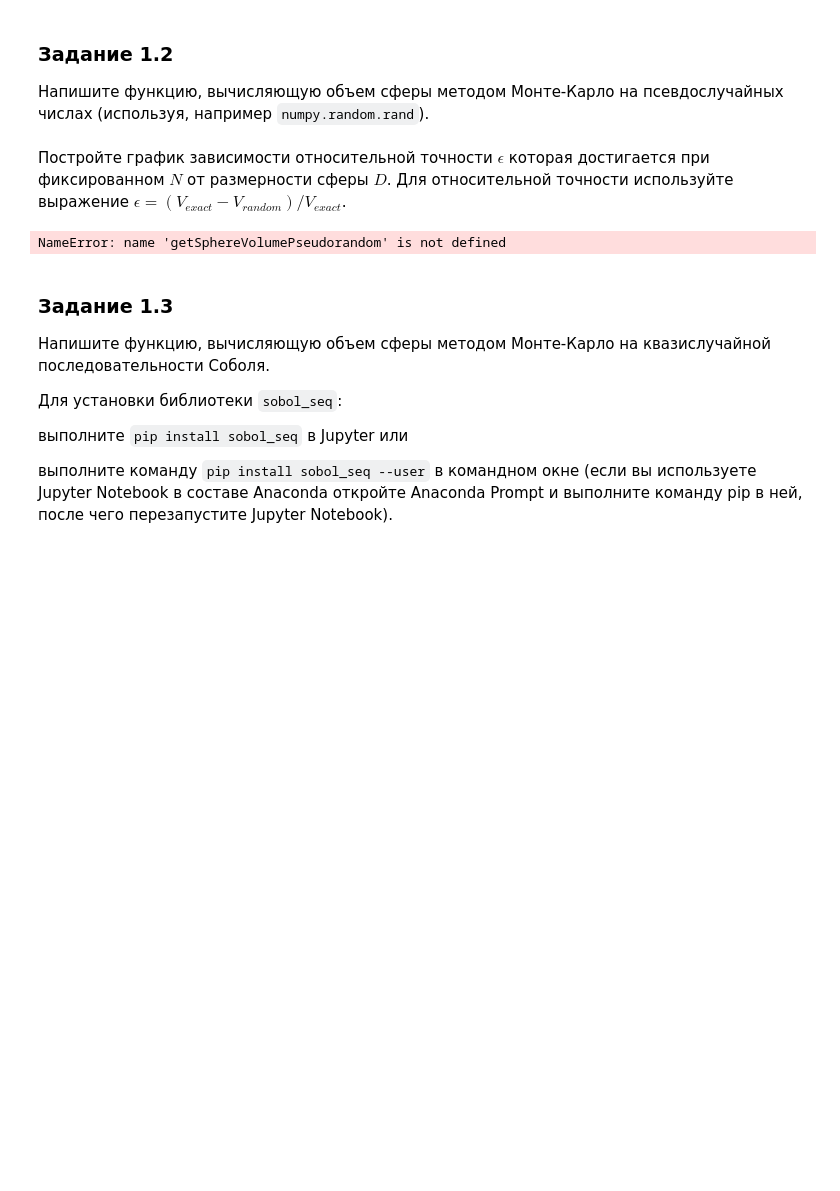
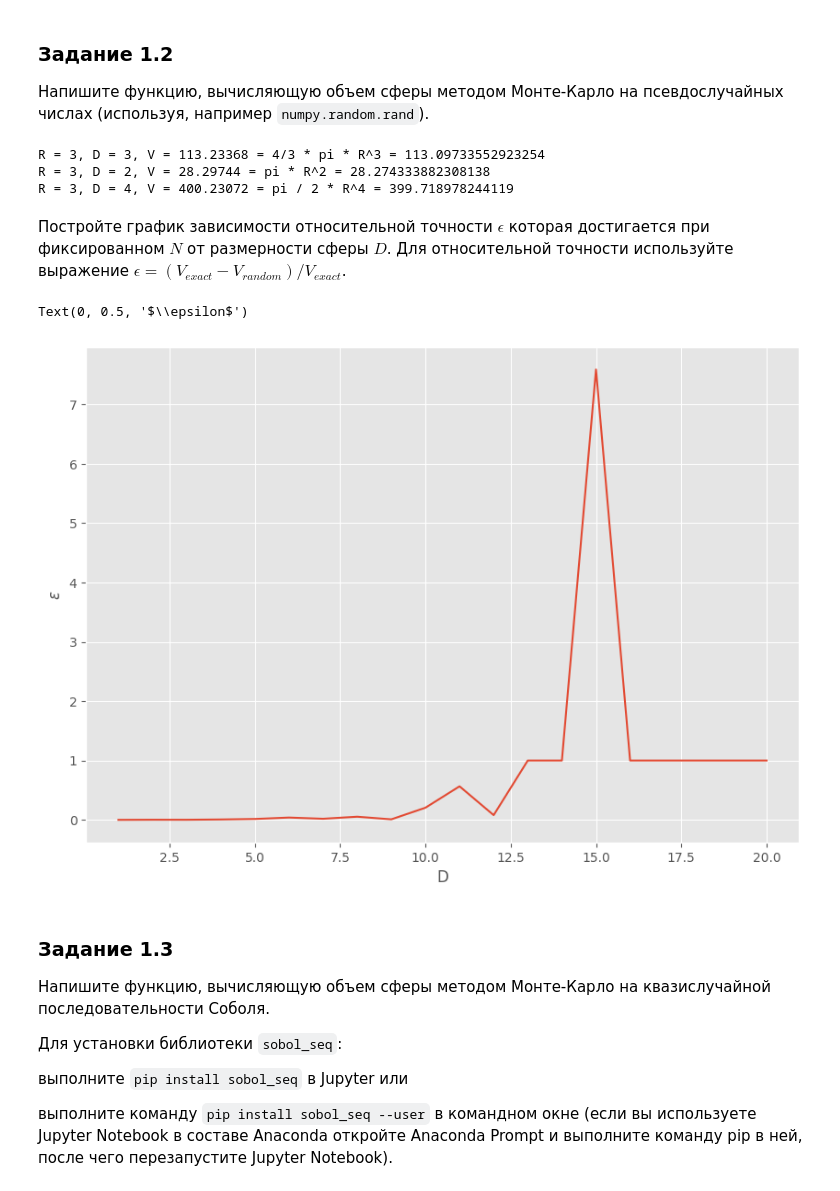
Before and after one commit to Clai101/Comp_Ph, a Jupyter notebook: Monte-Carlo.ipynb, the cells around one changed output. Drawn from its saved outputs; the diff is of its cells as text; code cells hidden in the pictures; blank space fills up the shorter version.

```diff
--- a/Monte-Carlo.ipynb
+++ b/Monte-Carlo.ipynb
@@ -50,29 +50,40 @@ Text(0, 0.5, 'V')
 # %% [markdown]
 ### Задание 1.2
 Напишите функцию, вычисляющую объем сферы методом Монте-Карло на псевдослучайных числах (используя, например `numpy.random.rand`).
-# %%
-def getSphereVolumePseudorandom(N, D, R = 1):
-    """
-    Функция вычисляет значение объема D-мерной сферы радиуса R методом Монте-Кало на псевдослучайных числах
-
-    --------
-    Аргументы:
-    N - int, количество случайных точек
-    D - int, количество измерений
-    R = 1 - float, радиус сферы
-    --------
-    Функция возвращает:
-    V - float, объем сферы
-    """
-    # YOUR CODE HERE
-    raise NotImplementedError()
-    return V
+# %%
+def getSphereVolumePseudorandom(N, D, R = 1):
+    v = (2 * R) ** D
+    k = np.random.uniform(low=-R, high=R, size=(N,D))
+    in_ = 0
+    for i in range(N):
+        if np.linalg.norm(k[i,:]) <= R:
+            in_ += 1
+    v = v * in_ / N
+    return v
+print(f"R = 3, D = 3, V = {getSphereVolumePseudorandom(100000, 3, R = 3)} = 4/3 * pi * R^3 = {4/3 * np.pi * 3**3}")
+print(f"R = 3, D = 2, V = {getSphereVolumePseudorandom(100000, 2, R = 3)} = pi * R^2 = {np.pi * 3 ** 2}" )
+print(f"R = 3, D = 4, V = {getSphereVolumePseudorandom(100000, 4, R = 3)} = pi / 2 * R^4 = {np.pi**2 / 2 * 3 ** 4}")
+# %% [output]
+R = 3, D = 3, V = 113.23368 = 4/3 * pi * R^3 = 113.09733552923254
+R = 3, D = 2, V = 28.29744 = pi * R^2 = 28.274333882308138
+R = 3, D = 4, V = 400.23072 = pi / 2 * R^4 = 399.718978244119
 # %% [markdown]
 Постройте график зависимости относительной точности $\epsilon$ которая достигается при фиксированном $N$ от размерности сферы $D$. Для относительной точности используйте выражение $\epsilon = (V_{exact} - V_{random})/V_{exact}$.
-# %%
-plt.plot(np.linspace(1, 21, 20), getSphereVolumePseudorandom(np.linspace(1, 21, 20)))
-# %% [output]
-NameError: name 'getSphereVolumePseudorandom' is not defined
+# %%
+N = 10000
+D = np.linspace(1, 20, 20, dtype=int)
+eps = []
+for i in range(1, 21):
+    eps.append(abs(getSphereVolumeExact(i) - getSphereVolumePseudorandom(N, i)) / getSphereVolumeExact(i))
+
+plt.figure(figsize = (10, 7))
+plt.plot(D, eps, '-')
+
+plt.xlabel('D')
+plt.ylabel('$\epsilon$')
+# %% [output]
+Text(0, 0.5, '$\\epsilon$')
+[figure, added]
 # %% [markdown]
 ### Задание 1.3
 Напишите функцию, вычисляющую объем сферы методом Монте-Карло на квазислучайной последовательности Соболя.
```
Also changed, not shown: parts of 1 cell of this notebook.
